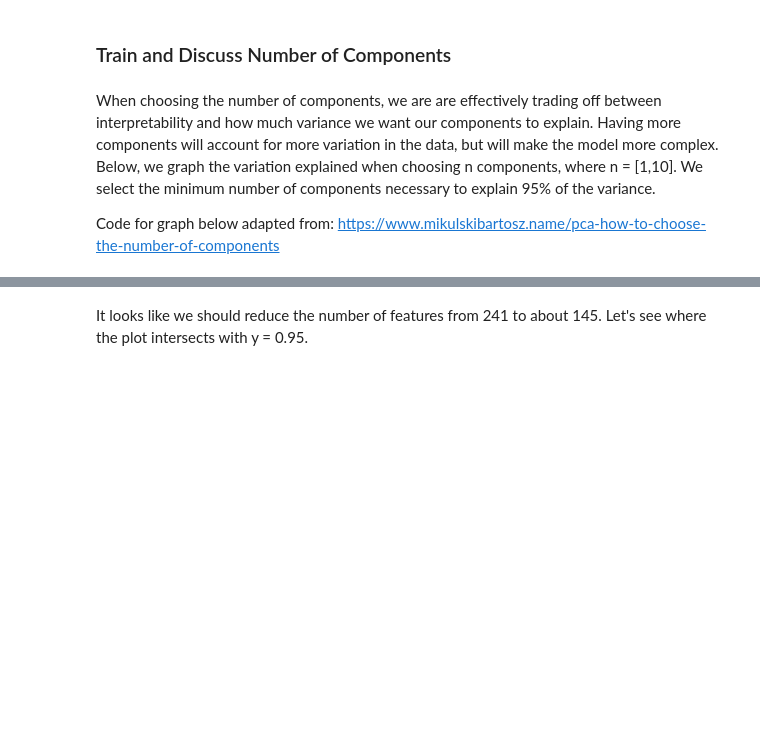
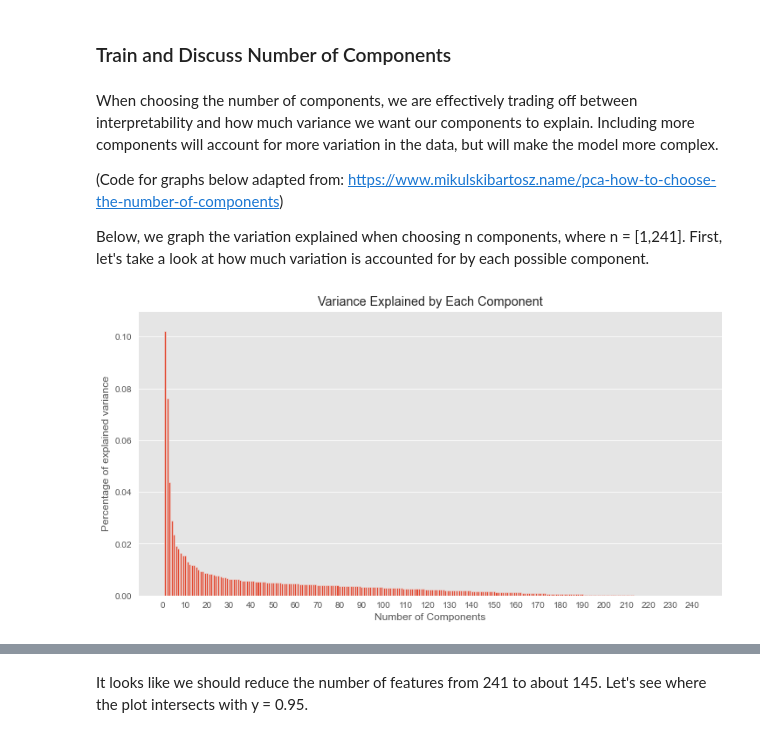
Before and after one commit to lawrence-j-liu/CSS_Project-4_Team-5_Fall-2020, a Jupyter notebook: Project 4 Students.ipynb, the cells around one changed output, grey strips where cells are left out. Drawn from its saved outputs; the diff is of its cells as text; code cells hidden in the pictures; blank space fills up the shorter version.

```diff
--- a/Project 4 Students.ipynb
+++ b/Project 4 Students.ipynb
@@ -103,6 +103,34 @@ Conduct a Principal Component Analysis (PCA) of the nhanes data. The data has al
 # %% [markdown]
 ### Train and Discuss Number of Components
 # %% [markdown]
-When choosing the number of components, we are are effectively trading off between interpretability and how much variance we want our components to explain. Having more components will account for more variation in the data, but will make the model more complex. Below, we graph the variation explained when choosing n components, where n = [1,10]. We select the minimum number of components necessary to explain 95% of the variance.
+When choosing the number of components, we are effectively trading off between interpretability and how much variance we want our components to explain. Including more components will account for more variation in the data, but will make the model more complex.
 
-Code for graph below adapted from: https://www.mikulskibartosz.name/pca-how-to-choose-the-number-of-components
+(Code for graphs below adapted from: https://www.mikulskibartosz.name/pca-how-to-choose-the-number-of-components)
+
+Below, we graph the variation explained when choosing n components, where n = [1,241]. First, let's take a look at how much variation is accounted for by each possible component.
+# %%
+pca = PCA().fit(nhanes_scaled_X)
+
+##Line Plot
+
+#% matplotlib inline
+import matplotlib.pyplot as plt
+plt.rcParams["figure.figsize"] = (12,6)
+plt.style.use('ggplot')
+
+fig, ax = plt.subplots()
+xi = np.arange(1, len(nhanes_scaled_X.columns) + 1, step=1)
+y = pca.explained_variance_ratio_
+
+plt.ylim(0.0,0.11)
+plt.bar(xi, y)
+
+plt.xlabel('Number of Components')
+plt.xticks(np.arange(0, 241, step=10)) #change from 0-based array index to 1-based human-readable label
+plt.ylabel('Percentage of explained variance')
+plt.title('Variance Explained by Each Component')
+
+ax.grid(axis='x')
+plt.show()
+# %% [output]
+[figure, added]
```
Also changed, not shown: parts of 8 cells of this notebook.
